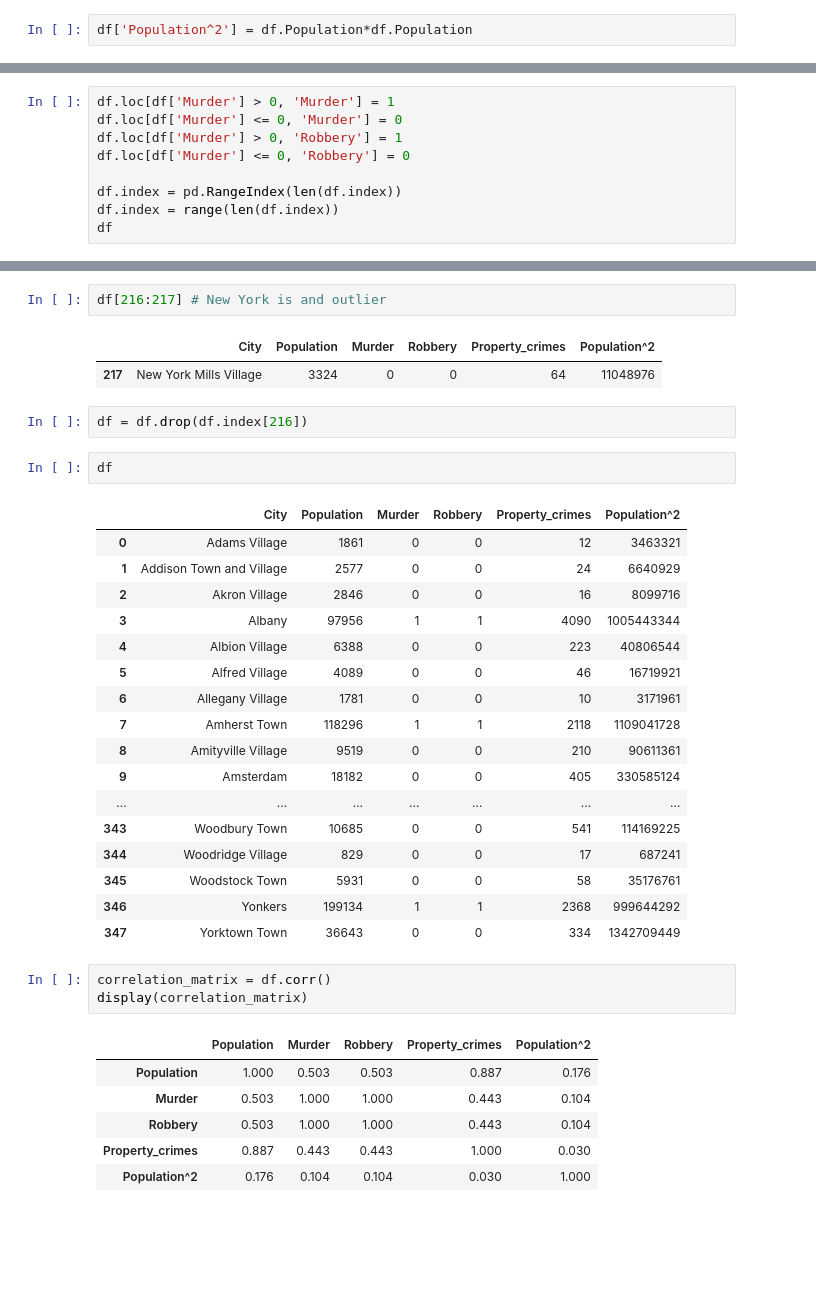
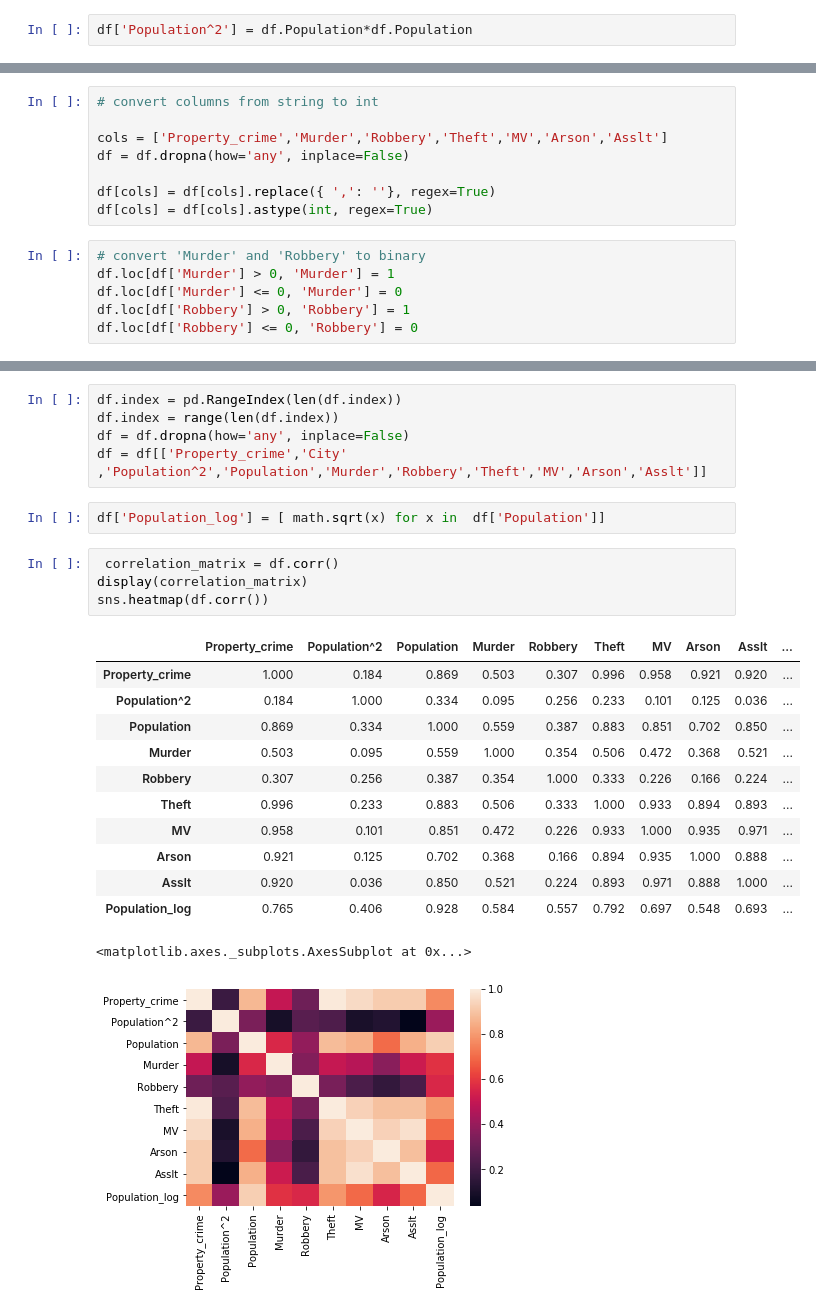
Before and after one commit to keith44/TF-Data_Science, a Jupyter notebook: Data_Science/Supervised learning/Challenge-make your own regression model.ipynb, the cells around one changed output, grey strips where cells are left out. Drawn from its saved outputs; the diff is of its cells as text; blank space fills up the shorter version.

```diff
--- a/Data_Science/Supervised learning/Challenge-make your own regression model.ipynb
+++ b/Data_Science/Supervised learning/Challenge-make your own regression model.ipynb
@@ -87,9 +72,14 @@ df['Robbery'] = df['Robbery'].astype(int)
+# %%
+# convert columns from string to int
+
+cols = ['Property_crime','Murder','Robbery','Theft','MV','Arson','Asslt']
+df = df.dropna(how='any', inplace=False)
+
+df[cols] = df[cols].replace({ ',': ''}, regex=True)
+df[cols] = df[cols].astype(int, regex=True)
 # %%
+# convert 'Murder' and 'Robbery' to binary
 df.loc[df['Murder'] > 0, 'Murder'] = 1
 df.loc[df['Murder'] <= 0, 'Murder'] = 0
-df.loc[df['Murder'] > 0, 'Robbery'] = 1
-df.loc[df['Murder'] <= 0, 'Robbery'] = 0
-
-df.index = pd.RangeIndex(len(df.index))
-df.index = range(len(df.index))
-df
+df.loc[df['Robbery'] > 0, 'Robbery'] = 1
+df.loc[df['Robbery'] <= 0, 'Robbery'] = 0
@@ -173,37 +86,25 @@ print(np.where(z > 3))
-# %%
-df[216:217] # New York is and outlier
-# %% [output]
-|  | City | Population | Murder | Robbery | Property_crimes | Population^2 |
-| 217 | New York Mills Village | 3324 | 0 | 0 | 64 | 11048976 |
-# %%
-df = df.drop(df.index[216])
-# %%
-df
-# %% [output]
-|  | City | Population | Murder | Robbery | Property_crimes | Population^2 |
-| 0 | Adams Village | 1861 | 0 | 0 | 12 | 3463321 |
-| 1 | Addison Town and Village | 2577 | 0 | 0 | 24 | 6640929 |
-| 2 | Akron Village | 2846 | 0 | 0 | 16 | 8099716 |
-| 3 | Albany | 97956 | 1 | 1 | 4090 | 1005443344 |
-| 4 | Albion Village | 6388 | 0 | 0 | 223 | 40806544 |
-| 5 | Alfred Village | 4089 | 0 | 0 | 46 | 16719921 |
-| 6 | Allegany Village | 1781 | 0 | 0 | 10 | 3171961 |
-| 7 | Amherst Town | 118296 | 1 | 1 | 2118 | 1109041728 |
-| 8 | Amityville Village | 9519 | 0 | 0 | 210 | 90611361 |
-| 9 | Amsterdam | 18182 | 0 | 0 | 405 | 330585124 |
-| ... | ... | ... | ... | ... | ... | ... |
-| 343 | Woodbury Town | 10685 | 0 | 0 | 541 | 114169225 |
-| 344 | Woodridge Village | 829 | 0 | 0 | 17 | 687241 |
-| 345 | Woodstock Town | 5931 | 0 | 0 | 58 | 35176761 |
-| 346 | Yonkers | 199134 | 1 | 1 | 2368 | 999644292 |
-| 347 | Yorktown Town | 36643 | 0 | 0 | 334 | 1342709449 |
+# %%
+df.index = pd.RangeIndex(len(df.index))
+df.index = range(len(df.index))
+df = df.dropna(how='any', inplace=False)
+df = df[['Property_crime','City' ,'Population^2','Population','Murder','Robbery','Theft','MV','Arson','Asslt']]
+# %%
+df['Population_log'] = [ math.sqrt(x) for x in  df['Population']]
 # %%
-correlation_matrix = df.corr()
+ correlation_matrix = df.corr()
 display(correlation_matrix)
+sns.heatmap(df.corr())
 # %% [output]
-|  | Population | Murder | Robbery | Property_crimes | Population^2 |
-| Population | 1.000 | 0.503 | 0.503 | 0.887 | 0.176 |
-| Murder | 0.503 | 1.000 | 1.000 | 0.443 | 0.104 |
-| Robbery | 0.503 | 1.000 | 1.000 | 0.443 | 0.104 |
-| Property_crimes | 0.887 | 0.443 | 0.443 | 1.000 | 0.030 |
-| Population^2 | 0.176 | 0.104 | 0.104 | 0.030 | 1.000 |
+|  | Property_crime | Population^2 | Population | Murder | Robbery | Theft | MV | Arson | Asslt | ... |
+| Property_crime | 1.000 | 0.184 | 0.869 | 0.503 | 0.307 | 0.996 | 0.958 | 0.921 | 0.920 | ... |
+| Population^2 | 0.184 | 1.000 | 0.334 | 0.095 | 0.256 | 0.233 | 0.101 | 0.125 | 0.036 | ... |
+| Population | 0.869 | 0.334 | 1.000 | 0.559 | 0.387 | 0.883 | 0.851 | 0.702 | 0.850 | ... |
+| Murder | 0.503 | 0.095 | 0.559 | 1.000 | 0.354 | 0.506 | 0.472 | 0.368 | 0.521 | ... |
+| Robbery | 0.307 | 0.256 | 0.387 | 0.354 | 1.000 | 0.333 | 0.226 | 0.166 | 0.224 | ... |
+| Theft | 0.996 | 0.233 | 0.883 | 0.506 | 0.333 | 1.000 | 0.933 | 0.894 | 0.893 | ... |
+| MV | 0.958 | 0.101 | 0.851 | 0.472 | 0.226 | 0.933 | 1.000 | 0.935 | 0.971 | ... |
+| Arson | 0.921 | 0.125 | 0.702 | 0.368 | 0.166 | 0.894 | 0.935 | 1.000 | 0.888 | ... |
+| Asslt | 0.920 | 0.036 | 0.850 | 0.521 | 0.224 | 0.893 | 0.971 | 0.888 | 1.000 | ... |
+| Population_log | 0.765 | 0.406 | 0.928 | 0.584 | 0.557 | 0.792 | 0.697 | 0.548 | 0.693 | ... |
+<matplotlib.axes._subplots.AxesSubplot at 0x...>
+[figure, added]
```
Also changed, not shown: parts of 18 cells of this notebook, 1 other file.
